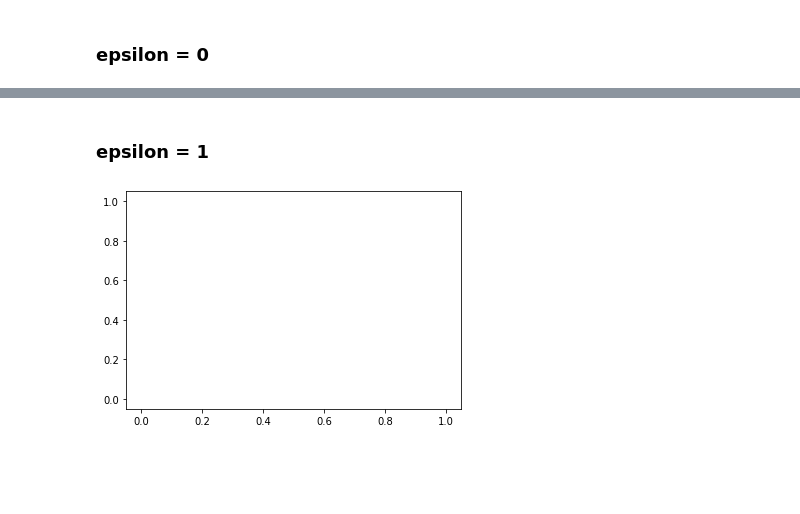
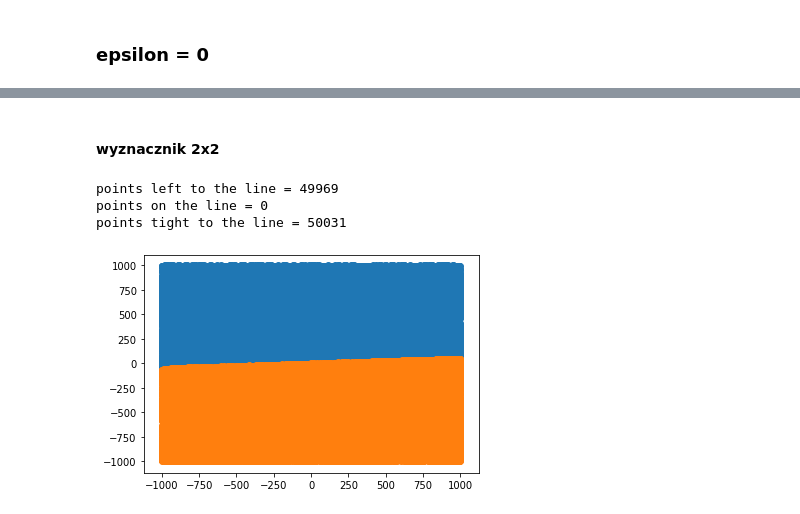
Before and after one commit to mateuszmonas/GeometricAlgorithms, a Jupyter notebook: notebooks/lab1/lab1.ipynb, the cells around one changed output, grey strips where cells are left out. Saved outputs shown, nothing was run; the diff lists cells and outputs as text; code cells hidden in the pictures; blank space fills up the shorter version.

```diff
--- a/notebooks/lab1/lab1.ipynb
+++ b/notebooks/lab1/lab1.ipynb
@@ -214,6 +175,0 @@ plot.draw()
-# %%
-%matplotlib inline
-dataset = zad_1_b()
-diff =  [x for x in dataset if det_1(x, 0)!=det_2(x,0)]
-plot = Plot([PointsCollection(diff)])
-plot.draw()
@@ -253,6 +175,0 @@ plot.draw()
-# %%
-%matplotlib inline
-dataset = zad_1_c()
-diff =  [x for x in dataset if det_1(x, 0)!=det_2(x,0)]
-plot = Plot([PointsCollection(diff)])
-plot.draw()
@@ -292,6 +175,0 @@ plot.draw()
-# %%
-%matplotlib inline
-dataset = zad_1_d()
-diff =  [x for x in dataset if det_1(x, 0)!=det_2(x,0)]
-plot = Plot([PointsCollection(diff)])
-plot.draw()
@@ -318,9 +176,17 @@ plot.draw()
-# %% [markdown]
-### epsilon = 1
-# %%
-%matplotlib inline
-diff =  [x for x in dataset if det_1(x, 1)!=det_2(x,1)]
-plot = Plot([PointsCollection(diff)])
-plot.draw()
-# %% [output]
-[figure, removed]
+# %% [markdown]
+#### wyznacznik 2x2
+# %%
+%matplotlib inline
+left =  [x for x in dataset if det_1(x, 0)>0]
+on =  [x for x in dataset if det_1(x, 0)==0]
+right =  [x for x in dataset if det_1(x, 0)<0]
+print('points left to the line = ' + str(len(left)))
+print('points on the line = ' + str(len(on)))
+print('points tight to the line = ' + str(len(right)))
+plot = Plot([PointsCollection(left),PointsCollection(right),PointsCollection(on)])
+plot.draw()
+# %% [output]
+points left to the line = 49969
+points on the line = 0
+points tight to the line = 50031
+[figure, added]
```
Also changed, not shown: parts of 59 cells of this notebook.
